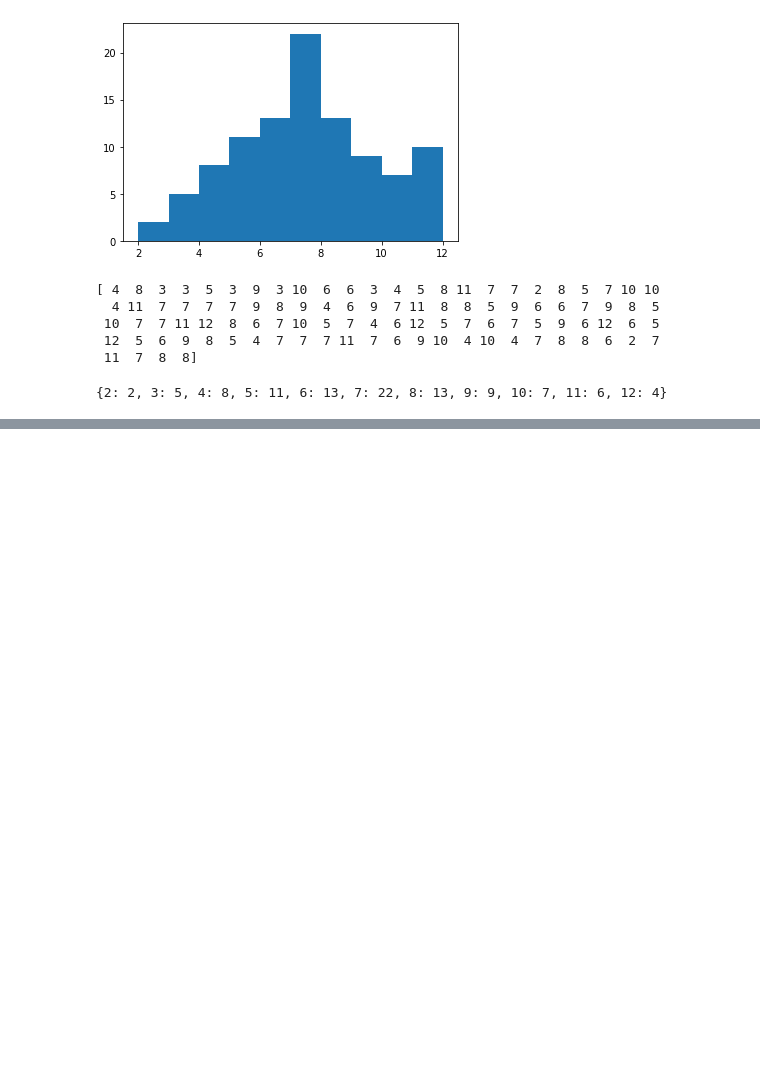
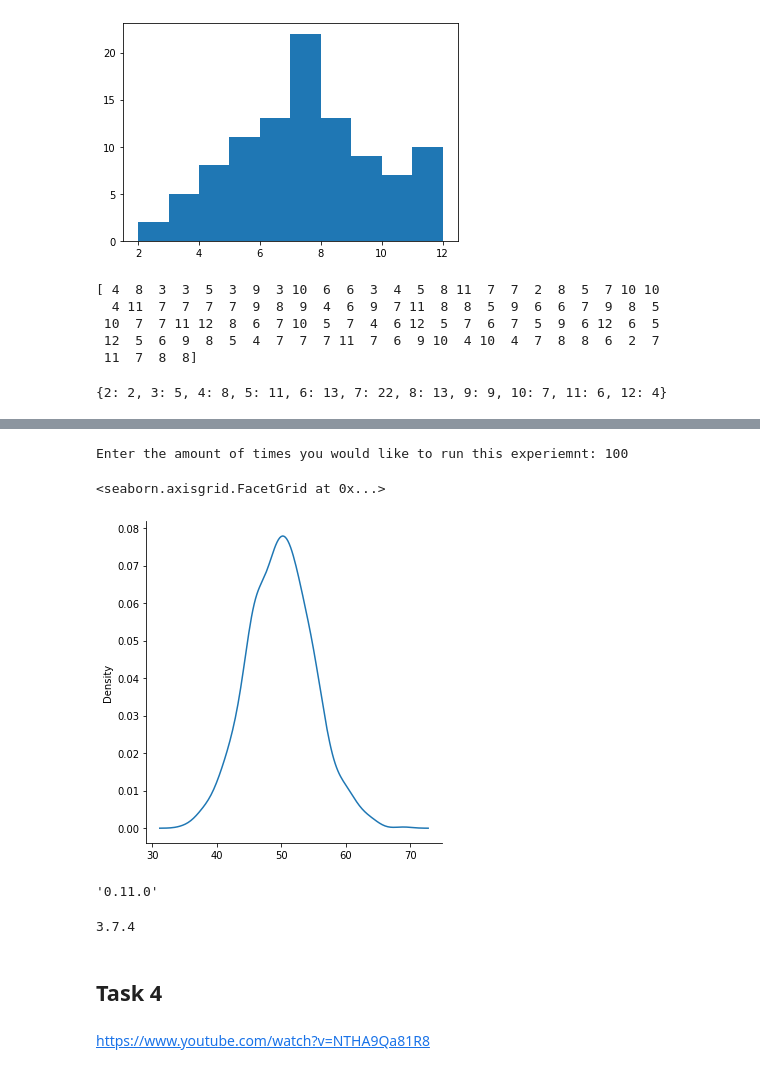
Before and after one commit to shaner1/Fundamentals_Task_20, a Jupyter notebook: Fundamentals_Task.ipynb, the cells around one changed output, grey strips where cells are left out. Cells and saved outputs as stored; diff of their text form; code cells hidden in the pictures; blank space fills up the shorter version.

Commit message:
adding Task 4

```diff
--- a/Fundamentals_Task.ipynb
+++ b/Fundamentals_Task.ipynb
@@ -114,0 +127,42 @@ diceroll(roll)
+# %%
+
+n = input("Enter the amount of times you would like to run this experiemnt: ")
+p = 0.5
+# n = the number of trails and p = the probability on success
+# %% [output]
+Enter the amount of times you would like to run this experiemnt: 100
+# %%
+import numpy as np
+rng = np.random.default_rng()
+# create a random number generator
+
+n, p = 100, .5  # number of trials, probability of each trial
+s = rng.binomial(n, p, 1000)
+# result of flipping a coin 10 times, tested 1000 times.
+# %%
+%matplotlib inline
+
+import matplotlib.pyplot as plt
+import seaborn as sns
+sns.displot(s,  kind="kde")
+# wont run because the version of seaborn is 0.9
+# Couldnt update seaborn from Anaconda and needed to force the update
+# conda install seaborn==0.11.0
+# %% [output]
+<seaborn.axisgrid.FacetGrid at 0x...>
+[figure, added]
+# %%
+import seaborn as sns
+sns.__version__
+# %% [output]
+'0.11.0'
+# %%
+from platform import python_version
+
+print(python_version())
+# %% [output]
+3.7.4
+# %% [markdown]
+## Task 4
+# %% [markdown]
+https://www.youtube.com/watch?v=NTHA9Qa81R8
```
Also changed, not shown: parts of 3 cells of this notebook.
